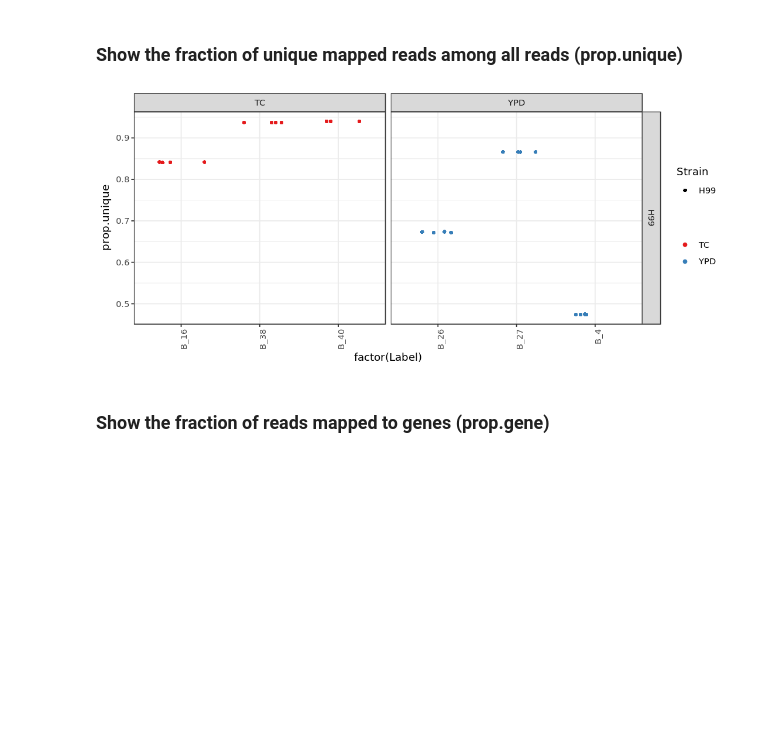
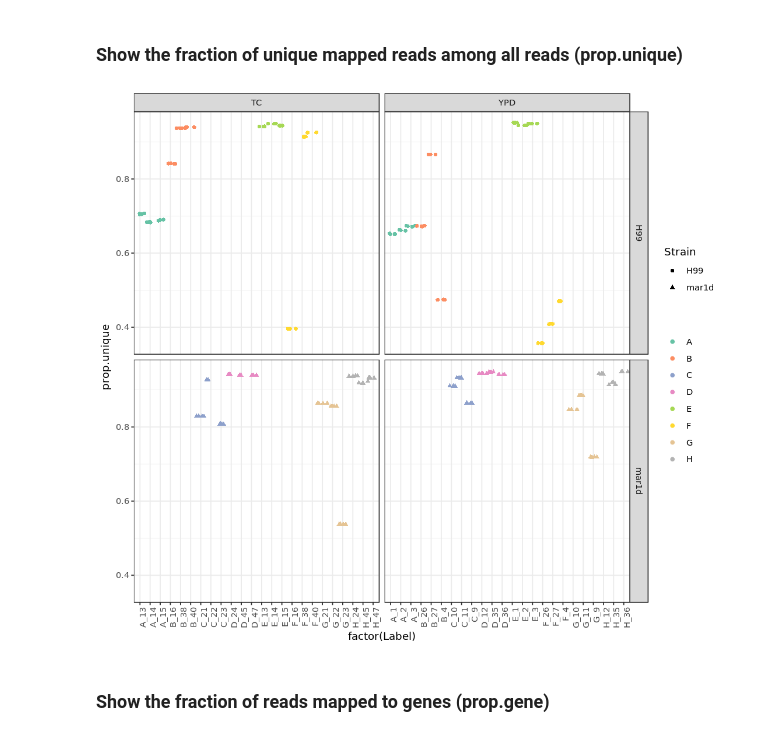
Before and after one commit to clintko/HTS2018_Notes, a Jupyter notebook: 11_read_counts.ipynb, the cells around one changed output. Drawn from its saved outputs; the diff is of its cells as text; code cells hidden in the pictures; blank space fills up the shorter version.

```diff
--- a/11_read_counts.ipynb
+++ b/11_read_counts.ipynb
@@ -302,7 +322,7 @@ mtdf$Label %>% str_extract(., "^B_\\d*") %>% na.omit %>% sort
 # %% [markdown]
 Store the regular expresssion pattern
 # %%
-myregex <- "^B_\\d*"
+myregex <- "^[A-Z]_\\d*"
 # %% [markdown]
 Add "Label" to map results and join with metadata
 # %%
@@ -419,7 +460,7 @@ tools::md5sum(outfile)
 # %%
 ### Figures for mapping results
-options(repr.plot.width = 9, repr.plot.height = 4)
-mygeom <-  geom_point(position = position_jitter(w = 0.3, h = 0))
-mypal <- scale_colour_manual(name="",  values =brewer.pal(3,"Set1"))
+options(repr.plot.width = 9, repr.plot.height = 8)
+mygeom <-  geom_point(position = position_jitter(w = 0.5, h = 0))
+mypal <- scale_colour_manual(name="",  values =brewer.pal(8,"Set2"))
 mytheme <-  theme(axis.text.x = element_text(angle = 90, hjust = 1)) + theme_bw()
 myfacet <- facet_grid(Strain~ Media, drop=TRUE, scales="free_x", space="free")
@@ -438,17 +524,17 @@ mtdf[grepl("^B", mtdf$Label),]
 # %%
 p1 <- ggplot(annomapres,
              aes(x = factor(Label),
                  y = prop.unique,
                  shape = Strain,
-                 color = Media)) +
+                 color = group)) +
         myfacet +
         mygeom +
         mytheme +
         mypal
 
 print(p1)
 # %% [output]
-[figure, old version]
+[figure, new version]
 # %% [markdown]
 ### Show the fraction of reads mapped to genes (prop.gene)
 # %%
```
Also changed, not shown: parts of 26 cells of this notebook, 6 other files.
